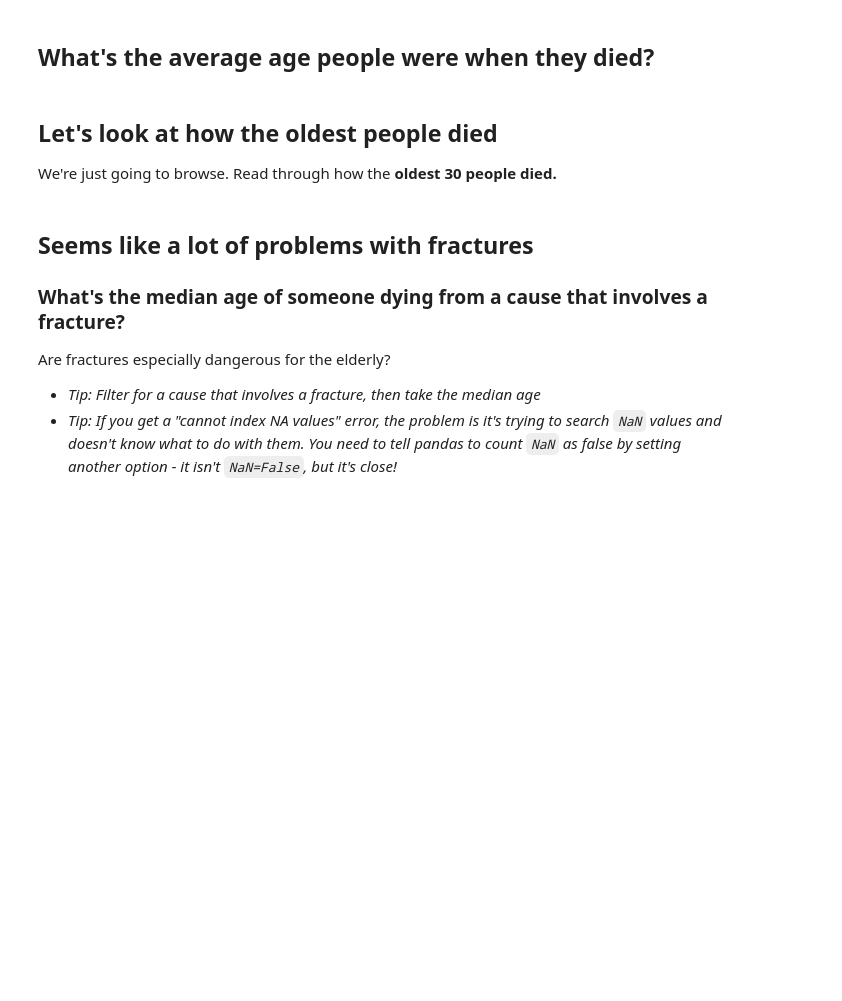
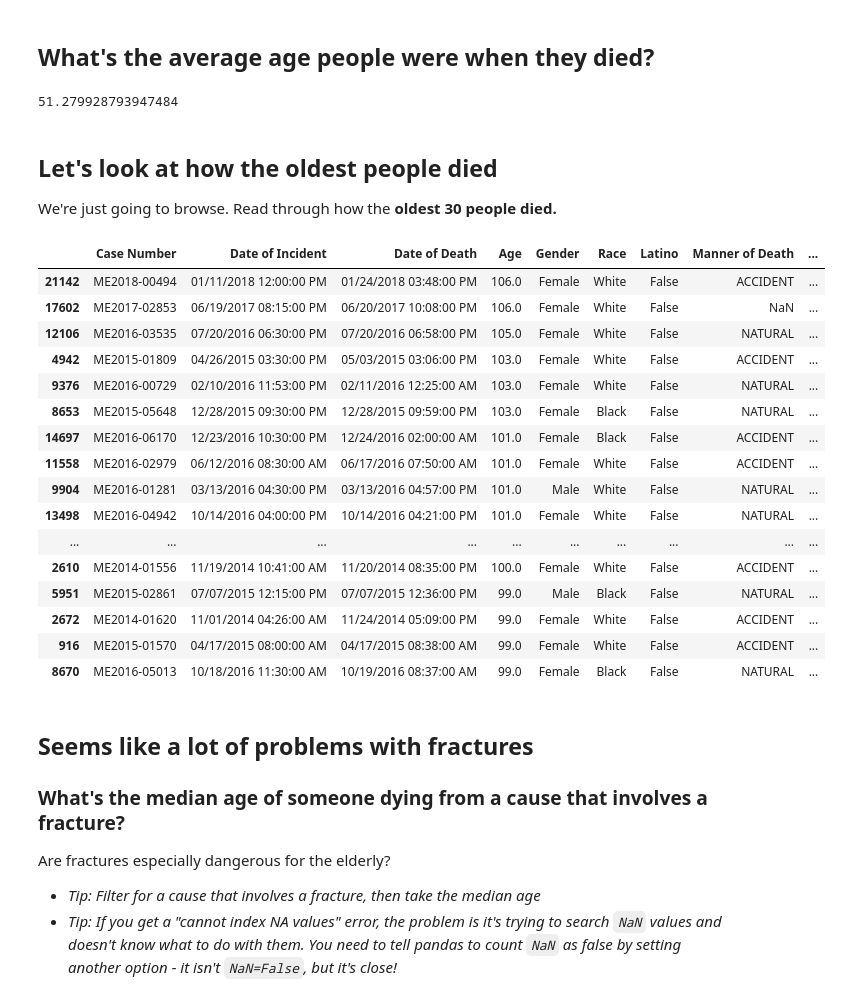
Before and after one commit to kosmaspanag/foundations_homework, a Jupyter notebook: 07-homework/medical-examiner/Medical Examiner.ipynb, the cells around one changed output. Saved outputs shown, nothing was run; the diff lists cells and outputs as text; code cells hidden in the pictures; blank space fills up the shorter version.

```diff
--- a/07-homework/medical-examiner/Medical Examiner.ipynb
+++ b/07-homework/medical-examiner/Medical Examiner.ipynb
@@ -250,10 +250,34 @@ Name: Opioid Related, dtype: int64
 # Back to analysis!
 # %% [markdown]
 ## What's the average age people were when they died?
+# %%
+df.Age.mean()
+# %% [output]
+51.279928793947484
 # %% [markdown]
 ## Let's look at how the oldest people died
 
 We're just going to browse. Read through how the **oldest 30 people died.**
+# %%
+df.sort_values(by='Age',ascending=False).head(30)
+# %% [output]
+|  | Case Number | Date of Incident | Date of Death | Age | Gender | Race | Latino | Manner of Death | ... |
+| 21142 | ME2018-00494 | 01/11/2018 12:00:00 PM | 01/24/2018 03:48:00 PM | 106.0 | Female | White | False | ACCIDENT | ... |
+| 17602 | ME2017-02853 | 06/19/2017 08:15:00 PM | 06/20/2017 10:08:00 PM | 106.0 | Female | White | False | NaN | ... |
+| 12106 | ME2016-03535 | 07/20/2016 06:30:00 PM | 07/20/2016 06:58:00 PM | 105.0 | Female | White | False | NATURAL | ... |
+| 4942 | ME2015-01809 | 04/26/2015 03:30:00 PM | 05/03/2015 03:06:00 PM | 103.0 | Female | White | False | ACCIDENT | ... |
+| 9376 | ME2016-00729 | 02/10/2016 11:53:00 PM | 02/11/2016 12:25:00 AM | 103.0 | Female | White | False | NATURAL | ... |
+| 8653 | ME2015-05648 | 12/28/2015 09:30:00 PM | 12/28/2015 09:59:00 PM | 103.0 | Female | Black | False | NATURAL | ... |
+| 14697 | ME2016-06170 | 12/23/2016 10:30:00 PM | 12/24/2016 02:00:00 AM | 101.0 | Female | Black | False | ACCIDENT | ... |
+| 11558 | ME2016-02979 | 06/12/2016 08:30:00 AM | 06/17/2016 07:50:00 AM | 101.0 | Female | White | False | ACCIDENT | ... |
+| 9904 | ME2016-01281 | 03/13/2016 04:30:00 PM | 03/13/2016 04:57:00 PM | 101.0 | Male | White | False | NATURAL | ... |
+| 13498 | ME2016-04942 | 10/14/2016 04:00:00 PM | 10/14/2016 04:21:00 PM | 101.0 | Female | White | False | NATURAL | ... |
+| ... | ... | ... | ... | ... | ... | ... | ... | ... | ... |
+| 2610 | ME2014-01556 | 11/19/2014 10:41:00 AM | 11/20/2014 08:35:00 PM | 100.0 | Female | White | False | ACCIDENT | ... |
+| 5951 | ME2015-02861 | 07/07/2015 12:15:00 PM | 07/07/2015 12:36:00 PM | 99.0 | Male | Black | False | NATURAL | ... |
+| 2672 | ME2014-01620 | 11/01/2014 04:26:00 AM | 11/24/2014 05:09:00 PM | 99.0 | Female | White | False | ACCIDENT | ... |
+| 916 | ME2015-01570 | 04/17/2015 08:00:00 AM | 04/17/2015 08:38:00 AM | 99.0 | Female | White | False | ACCIDENT | ... |
+| 8670 | ME2016-05013 | 10/18/2016 11:30:00 AM | 10/19/2016 08:37:00 AM | 99.0 | Female | Black | False | NATURAL | ... |
 # %% [markdown]
 ## Seems like a lot of problems with fractures
 
```
Also changed, not shown: parts of 8 cells of this notebook.
